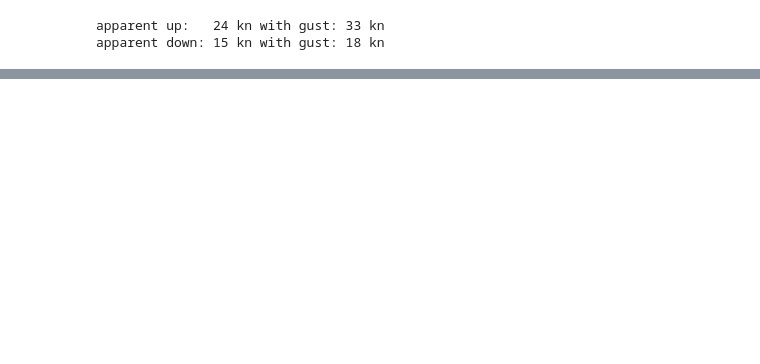
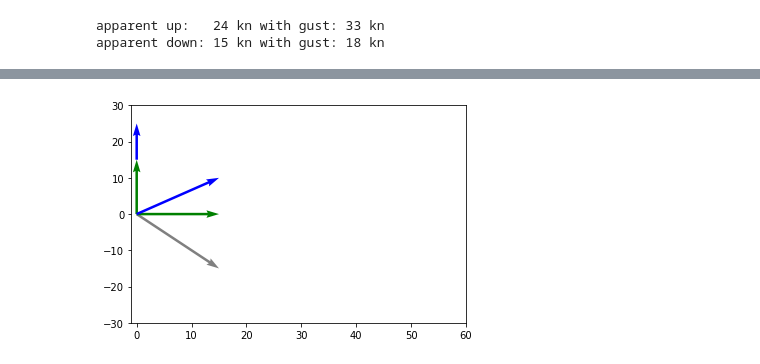
Before and after one commit to duchonic/sailing, a Jupyter notebook: gusts.ipynb, the cells around one changed output, grey strips where cells are left out. Saved outputs shown, nothing was run; the diff lists cells and outputs as text; code cells hidden in the pictures; blank space fills up the shorter version.

```diff
--- a/gusts.ipynb
+++ b/gusts.ipynb
@@ -34,0 +84,14 @@ increase during gust down: 1.2018504251546631
+# %%
+soa = np.array([wind, gust+[0,15,0,0], downwind, downwind+wind, downwind+wind+gust])
+X, Y, U, V = zip(*soa)
+plt.figure()
+ax = plt.gca()
+ax.quiver(X, Y, U, V, angles='xy',\
+          color=['green','blue','grey','green','blue'], \
+          scale_units='xy', scale=1)
+ax.set_xlim([-1, 60])
+ax.set_ylim([-30, 30])
+plt.draw()
+plt.show()
+# %% [output]
+[figure, added]
```
Also changed, not shown: parts of 7 cells of this notebook, 2 other files.
